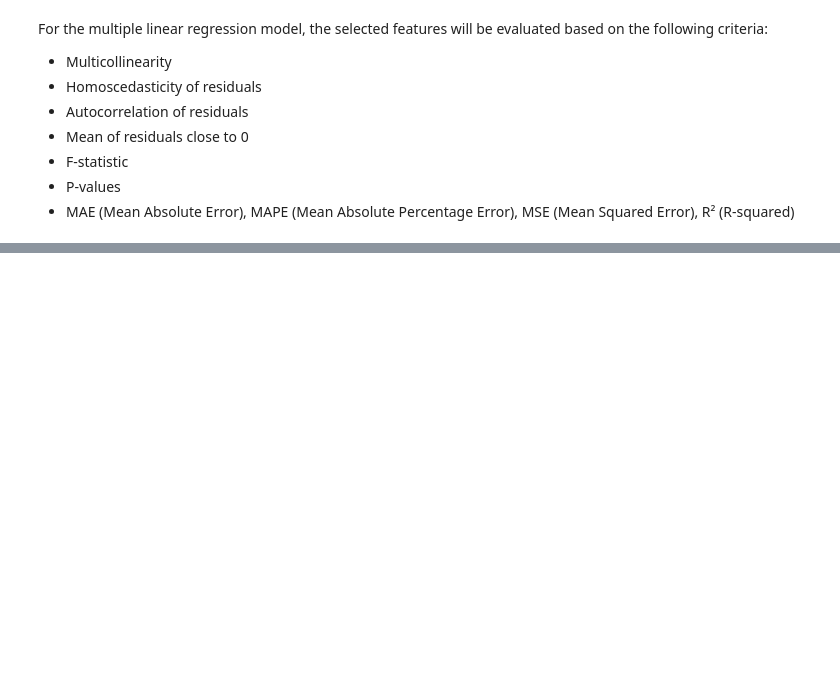
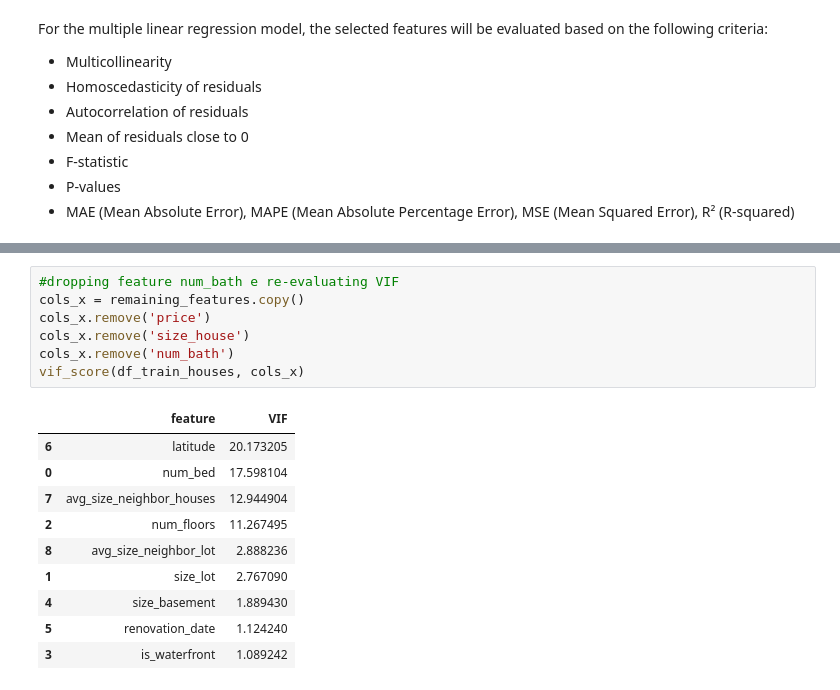
Before and after one commit to gpaschoalinoto/ml-regression-models, a Jupyter notebook: housing-sales-king-county/housing_sales_regression.ipynb, the cells around one changed output, grey strips where cells are left out. Drawn from its saved outputs; the diff is of its cells as text; blank space fills up the shorter version.

```diff
--- a/housing-sales-king-county/housing_sales_regression.ipynb
+++ b/housing-sales-king-county/housing_sales_regression.ipynb
@@ -386,0 +457,18 @@ For the multiple linear regression model, the selected features will be evaluate
+# %%
+#dropping feature num_bath e re-evaluating VIF
+cols_x = remaining_features.copy()
+cols_x.remove('price')
+cols_x.remove('size_house')
+cols_x.remove('num_bath')
+vif_score(df_train_houses, cols_x)
+# %% [output]
+|  | feature | VIF |
+| 6 | latitude | 20.173205 |
+| 0 | num_bed | 17.598104 |
+| 7 | avg_size_neighbor_houses | 12.944904 |
+| 2 | num_floors | 11.267495 |
+| 8 | avg_size_neighbor_lot | 2.888236 |
+| 1 | size_lot | 2.767090 |
+| 4 | size_basement | 1.889430 |
+| 5 | renovation_date | 1.124240 |
+| 3 | is_waterfront | 1.089242 |
```
Also changed, not shown: parts of 28 cells of this notebook.
